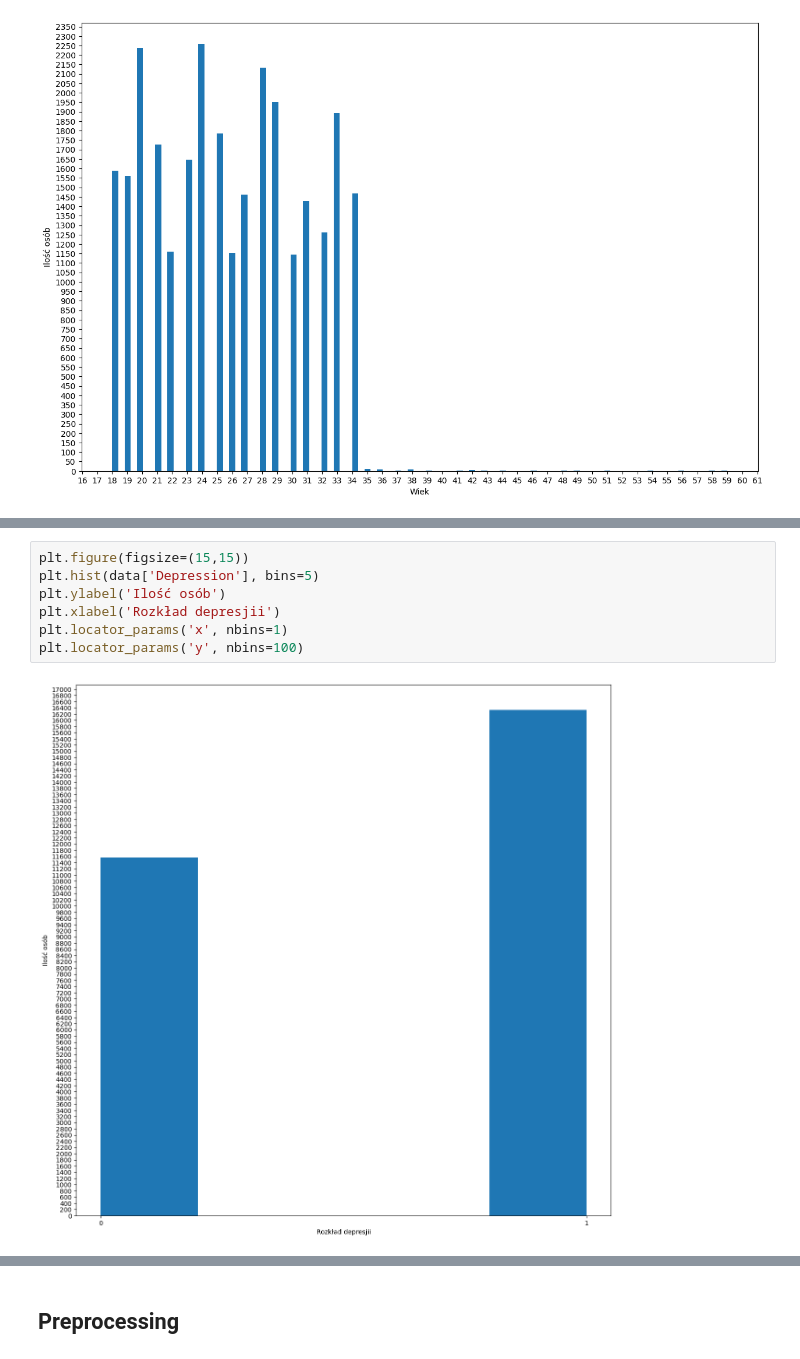
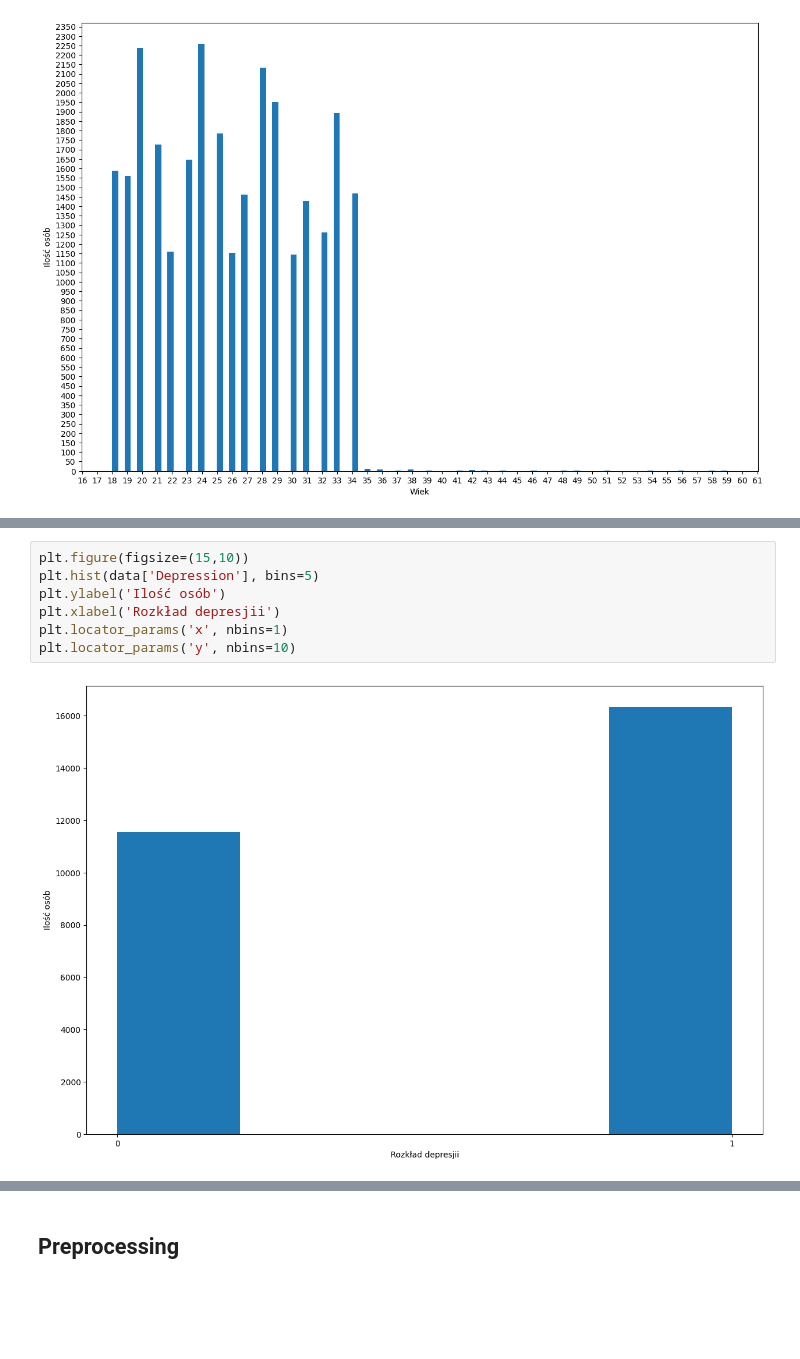
Before and after one commit to Suleyyy/ML_Depresja, a Jupyter notebook: Klasyfikacja_depresji.ipynb, the cells around one changed output, grey strips where cells are left out. Cells and saved outputs as stored; diff of their text form; blank space fills up the shorter version.

```diff
--- a/Klasyfikacja_depresji.ipynb
+++ b/Klasyfikacja_depresji.ipynb
@@ -131,9 +132,9 @@ plt.locator_params('y', nbins=100)
 # %%
-plt.figure(figsize=(15,15))
+plt.figure(figsize=(15,10))
 plt.hist(data['Depression'], bins=5)
 plt.ylabel('Ilość osób')
 plt.xlabel('Rozkład depresjii')
 plt.locator_params('x', nbins=1)
-plt.locator_params('y', nbins=100)
+plt.locator_params('y', nbins=10)
 # %% [output]
-[figure, old version]
+[figure, new version]
```
Also changed, not shown: parts of 9 cells of this notebook.
